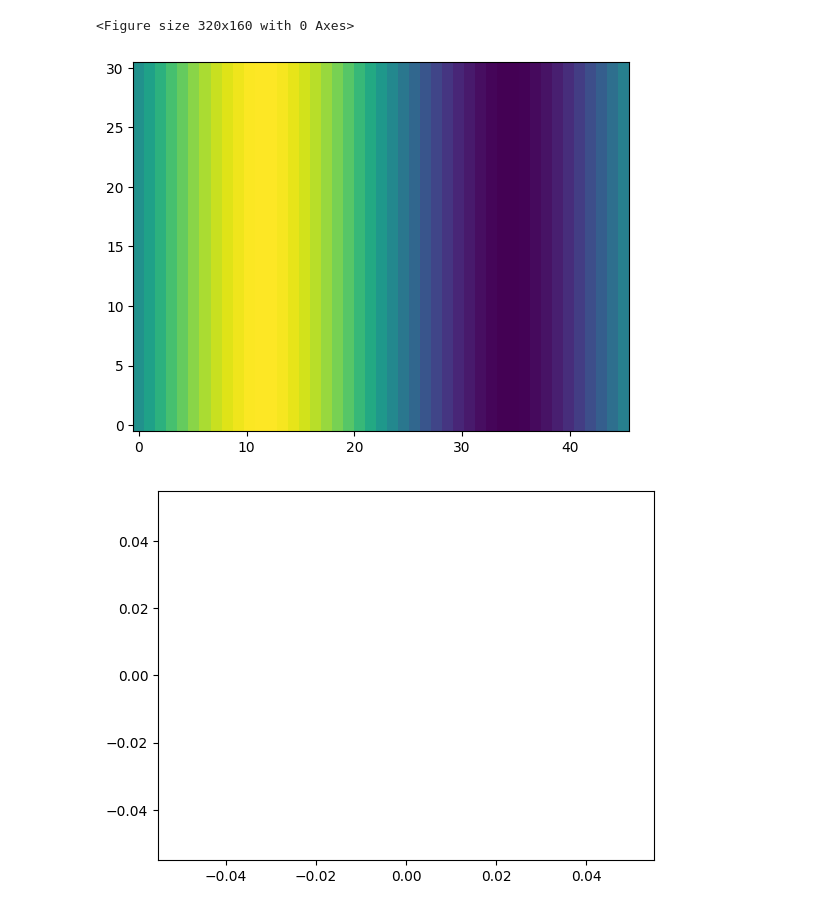
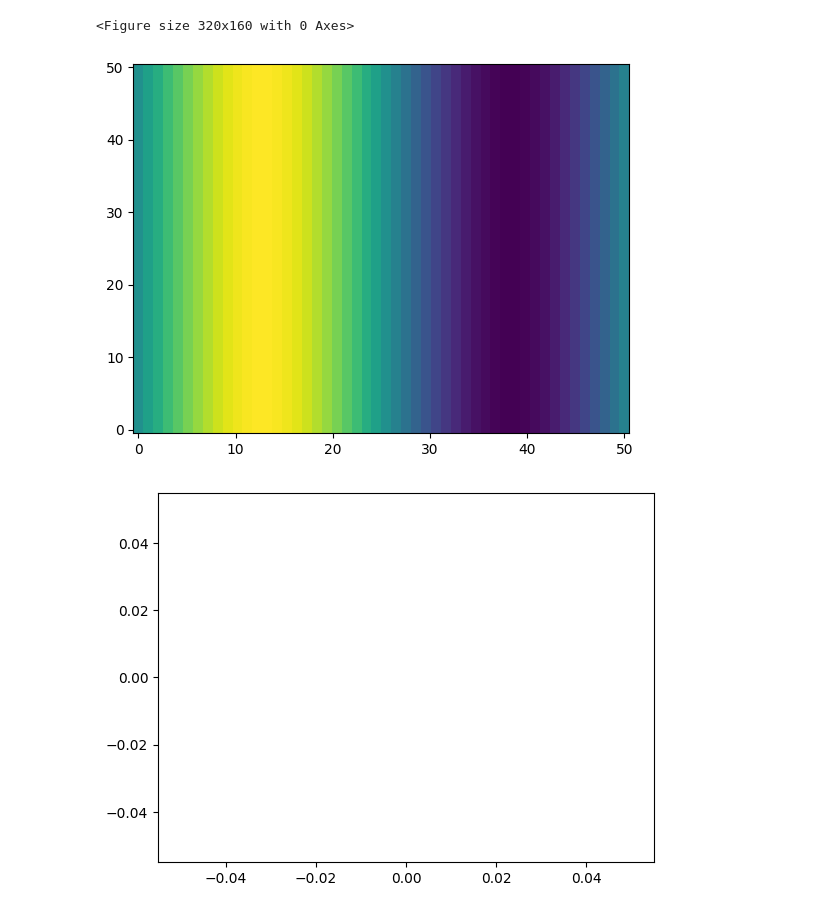
Before and after one commit to sn2727/LatticeBoltzmann, a Jupyter notebook: Milestone1_2_3.ipynb, the cells around one changed output. Drawn from its saved outputs; the diff is of its cells as text; code cells hidden in the pictures.

```diff
--- a/Milestone1_2_3.ipynb
+++ b/Milestone1_2_3.ipynb
@@ -7,20 +46,20 @@ from time import sleep
 # Parameters
 
 # Grid size in x and y directions
-Nx = 45
-Ny = 30
+Nx = 50
+Ny = 50
 
 # an initial average density used for initialization
 rhoInitial = 1
 
 # omega used for collision calculation to control the time needed to reach equilibrium state
 # equivalent to 1/tau
-# smaller omega --> slower collisions to reach eq --> high viscosity
+# smaller omega --> slower collisions to reach eq --> high viscosity (dickflüssig)
 # larger omega --> faster collisions
 omega = 1
 
 # number of timesteps to simulate
-timesteps = 20
+timesteps = 500
 # %%
 # we are modeling LB with 9 directions, setting index will be handy later
 NL = 9
@@ -55,11 +94,11 @@ F = np.ones((Ny,Nx,NL))
 # Define to initialize F for shear wave decay by either sinusodial velocities or densities
 VELOCITY = False
 DENSITY = not VELOCITY
-epsilon = 0.1
+epsilon = 0.01
 
 if DENSITY:
   F = np.zeros((Ny,Nx,NL))
-  rho0 = 1
+  rho0 = rhoInitial
   for x in range(Nx):
     F[:,x,0] = rho0 + epsilon * np.sin(2*np.pi/Nx*x)
 
@@ -72,9 +111,8 @@ if VELOCITY:
 
 
 # Calculation of analytical viscosity
-analyticalViscosity = (1/3)*((1/omega)-(1/2))
-# used to measure viscosity
-q = []
+analyticalViscosity = (1/3)*((1/omega) - 0.5)
+q = [] # for calc of viscosity
 
 
 # calculates density for each lattice point over third axis of F
@@ -114,7 +152,7 @@ X, Y = np.meshgrid(xaxis, yaxis)
 # %% [output]
 <Figure size 320x160 with 0 Axes>
 # %%
-STEPS = 1
+STEPS = 20
 
 # Visualization of density grid
 densityFig, densityAx = plt.subplots()
@@ -123,34 +161,34 @@ densityFig.savefig(f'plots/basic/density_timestep{0}.png')
 display.display(densityFig)
 display.clear_output(wait=True)
 
 # function to update the density meshgrid
 def updateDensityFigure(density, timestep = 0):
     if timestep % STEPS == 0:
         densityAx.set_title(f"timestep: {timestep} omega: {omega}")
         densityFigureMesh.update({'array':density})
         densityFig.savefig(f'plots/basic/density_timestep{timestep}.png')
         display.display(densityFig)
         display.clear_output(wait=True)
 
 
 # Visualization for velocity field using a streamplot
 velocityFig, velocityAx = plt.subplots()
 velocityStreamPlot = velocityAx.streamplot(X, Y, ux, uy, density = 0.5)
 velocityFig.savefig(f'plots/basic/velocity_timestep{0}.png')
 display.display(velocityFig)
 display.clear_output(wait=True)
 
 # function to update the velocity field grid
 def updateVelocityFigure(ux,uy, timestep = 0):
     if timestep % STEPS == 0:
         velocityAx.set_title(f"timestep: {timestep} omega: {omega}")
         velocityAx.cla()
         velocityAx.streamplot(X, Y, ux, uy, density = 0.5)
         velocityFig.savefig(f'plots/basic/velocity_timestep{timestep}.png')
         display.display(velocityFig)
         display.clear_output(wait=True)
 # %% [output]
-[figure, old version]
+[figure, new version]
 [figure]
 # %%
 # Streaming function
```
Also changed, not shown: parts of 4 cells of this notebook.
